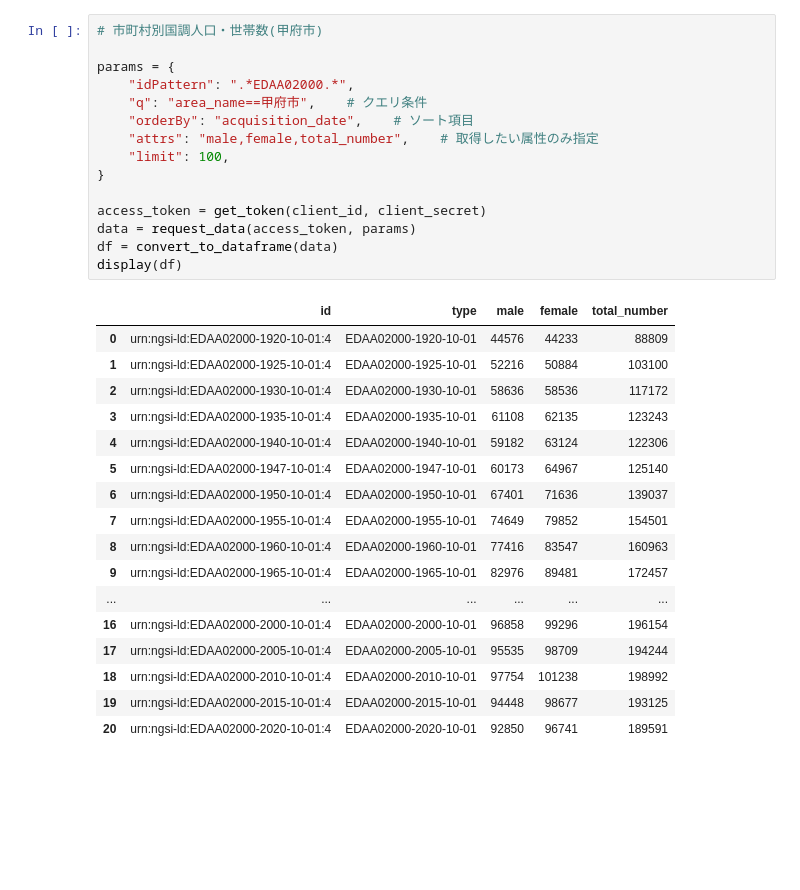
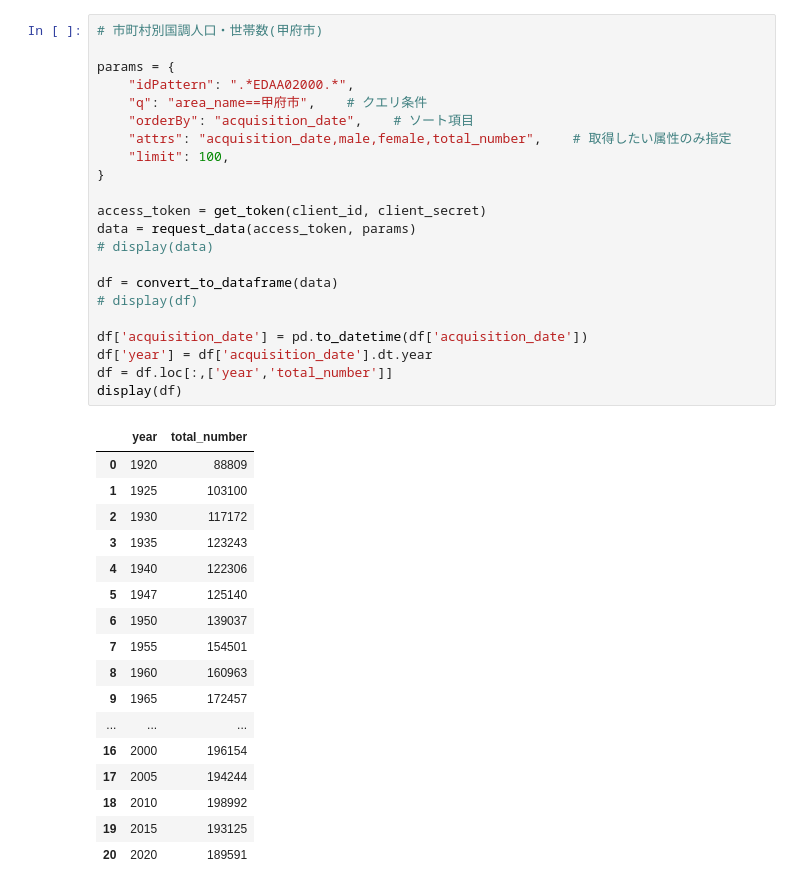
Before and after one commit to shingen-py/doc_20250202, a Jupyter notebook: 20250202_Chapter4.ipynb, the cells around one changed output. Drawn from its saved outputs; the diff is of its cells as text; blank space fills up the shorter version.

```diff
--- a/20250202_Chapter4.ipynb
+++ b/20250202_Chapter4.ipynb
@@ -145,33 +246,40 @@ display(df)
 # %%
 # 市町村別国調人口・世帯数(甲府市)
 
 params = {
     "idPattern": ".*EDAA02000.*",
     "q": "area_name==甲府市",    # クエリ条件
     "orderBy": "acquisition_date",    # ソート項目
-    "attrs": "male,female,total_number",    # 取得したい属性のみ指定
+    "attrs": "acquisition_date,male,female,total_number",    # 取得したい属性のみ指定
     "limit": 100,
 }
 
 access_token = get_token(client_id, client_secret)
 data = request_data(access_token, params)
+# display(data)
+
 df = convert_to_dataframe(data)
+# display(df)
+
+df['acquisition_date'] = pd.to_datetime(df['acquisition_date'])
+df['year'] = df['acquisition_date'].dt.year
+df = df.loc[:,['year','total_number']]
 display(df)
 # %% [output]
-|  | id | type | male | female | total_number |
-| 0 | urn:ngsi-ld:EDAA02000-1920-10-01:4 | EDAA02000-1920-10-01 | 44576 | 44233 | 88809 |
-| 1 | urn:ngsi-ld:EDAA02000-1925-10-01:4 | EDAA02000-1925-10-01 | 52216 | 50884 | 103100 |
-| 2 | urn:ngsi-ld:EDAA02000-1930-10-01:4 | EDAA02000-1930-10-01 | 58636 | 58536 | 117172 |
-| 3 | urn:ngsi-ld:EDAA02000-1935-10-01:4 | EDAA02000-1935-10-01 | 61108 | 62135 | 123243 |
-| 4 | urn:ngsi-ld:EDAA02000-1940-10-01:4 | EDAA02000-1940-10-01 | 59182 | 63124 | 122306 |
-| 5 | urn:ngsi-ld:EDAA02000-1947-10-01:4 | EDAA02000-1947-10-01 | 60173 | 64967 | 125140 |
-| 6 | urn:ngsi-ld:EDAA02000-1950-10-01:4 | EDAA02000-1950-10-01 | 67401 | 71636 | 139037 |
-| 7 | urn:ngsi-ld:EDAA02000-1955-10-01:4 | EDAA02000-1955-10-01 | 74649 | 79852 | 154501 |
-| 8 | urn:ngsi-ld:EDAA02000-1960-10-01:4 | EDAA02000-1960-10-01 | 77416 | 83547 | 160963 |
-| 9 | urn:ngsi-ld:EDAA02000-1965-10-01:4 | EDAA02000-1965-10-01 | 82976 | 89481 | 172457 |
-| ... | ... | ... | ... | ... | ... |
-| 16 | urn:ngsi-ld:EDAA02000-2000-10-01:4 | EDAA02000-2000-10-01 | 96858 | 99296 | 196154 |
-| 17 | urn:ngsi-ld:EDAA02000-2005-10-01:4 | EDAA02000-2005-10-01 | 95535 | 98709 | 194244 |
-| 18 | urn:ngsi-ld:EDAA02000-2010-10-01:4 | EDAA02000-2010-10-01 | 97754 | 101238 | 198992 |
-| 19 | urn:ngsi-ld:EDAA02000-2015-10-01:4 | EDAA02000-2015-10-01 | 94448 | 98677 | 193125 |
-| 20 | urn:ngsi-ld:EDAA02000-2020-10-01:4 | EDAA02000-2020-10-01 | 92850 | 96741 | 189591 |
+|  | year | total_number |
+| 0 | 1920 | 88809 |
+| 1 | 1925 | 103100 |
+| 2 | 1930 | 117172 |
+| 3 | 1935 | 123243 |
+| 4 | 1940 | 122306 |
+| 5 | 1947 | 125140 |
+| 6 | 1950 | 139037 |
+| 7 | 1955 | 154501 |
+| 8 | 1960 | 160963 |
+| 9 | 1965 | 172457 |
+| ... | ... | ... |
+| 16 | 2000 | 196154 |
+| 17 | 2005 | 194244 |
+| 18 | 2010 | 198992 |
+| 19 | 2015 | 193125 |
+| 20 | 2020 | 189591 |
```
Also changed, not shown: parts of 11 cells of this notebook.
